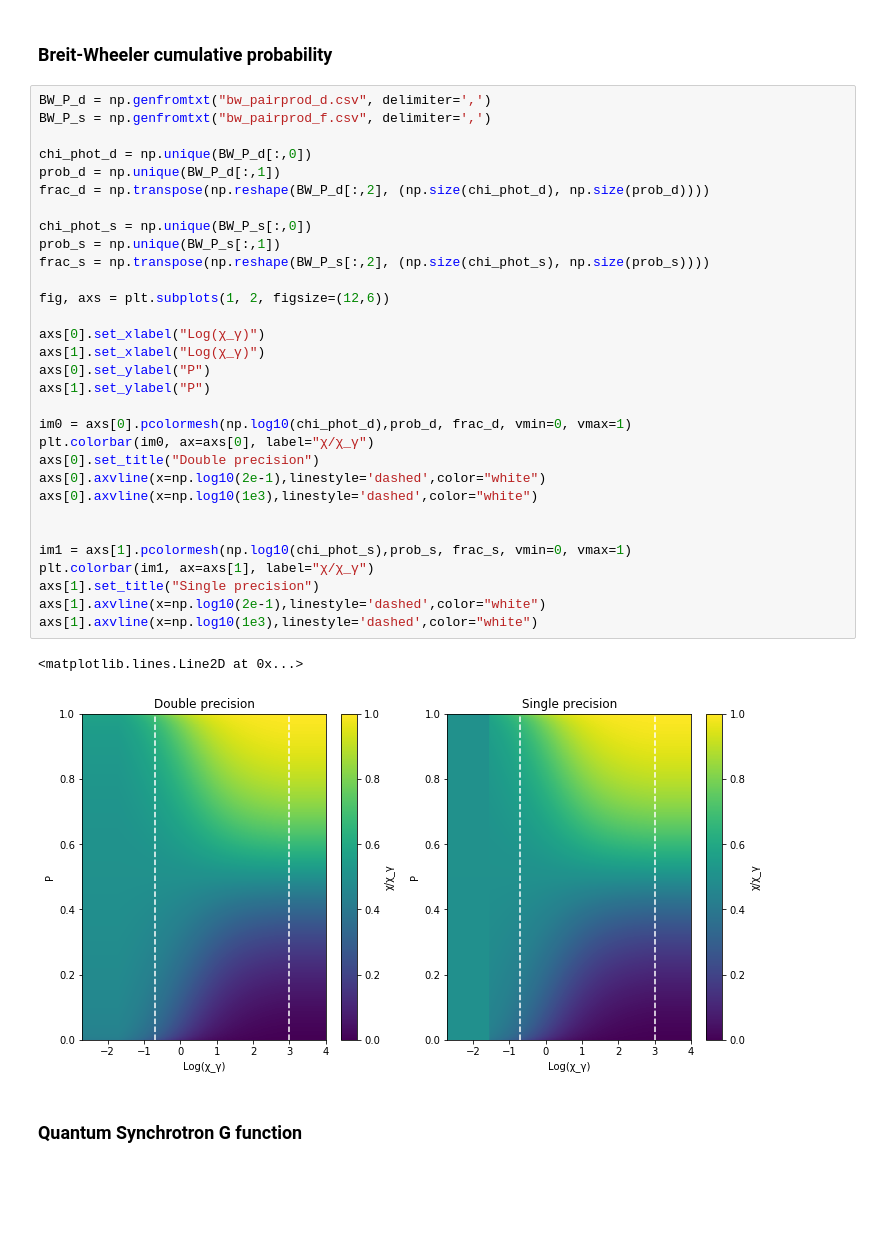
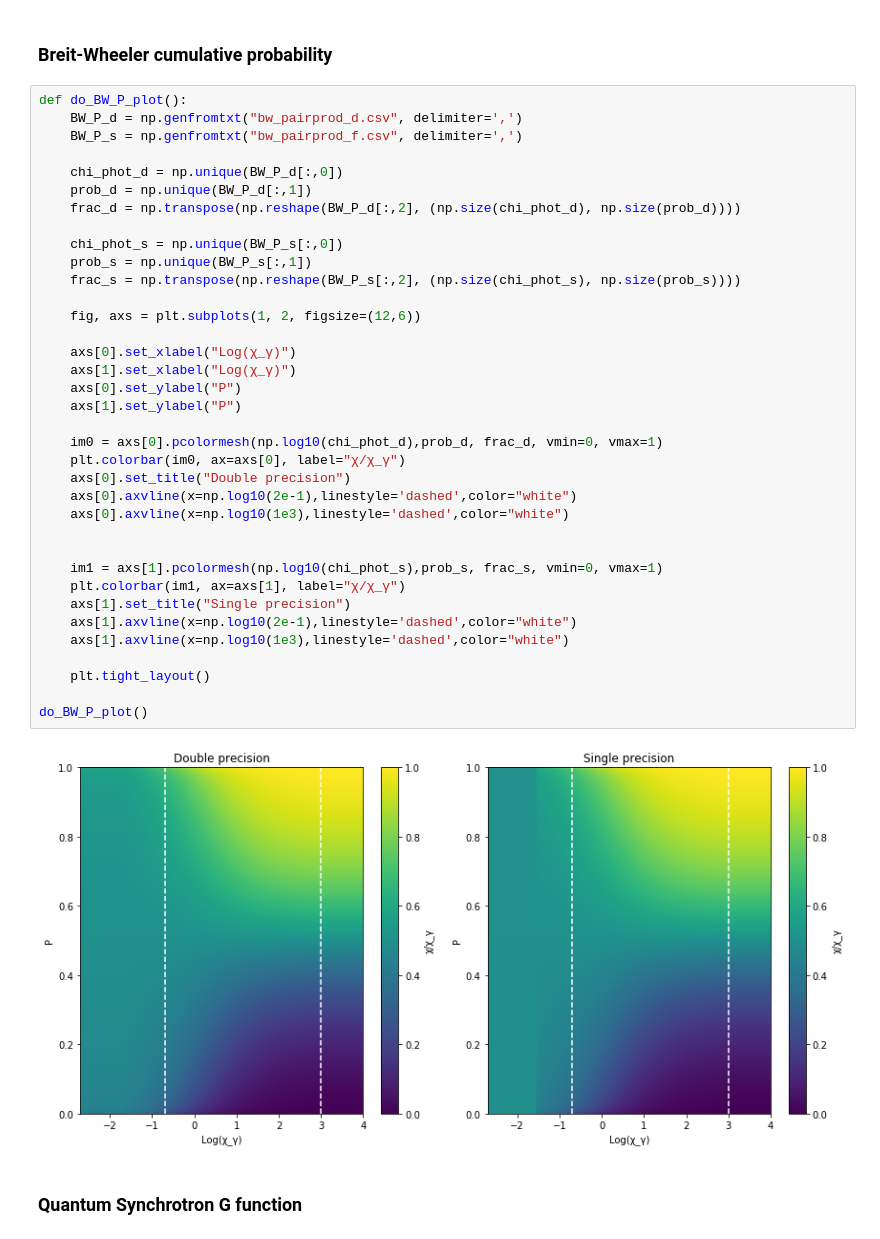
Before and after one commit to ECP-WarpX/picsar, a Jupyter notebook: src/multi_physics/QED_table_generator/table_inspector.ipynb, the cells around one changed output. Cells and saved outputs as stored; diff of their text form; blank space fills up the shorter version.

```diff
--- a/src/multi_physics/QED_table_generator/table_inspector.ipynb
+++ b/src/multi_physics/QED_table_generator/table_inspector.ipynb
@@ -51,39 +54,43 @@ plt.tight_layout()
 # %% [markdown]
 ### Breit-Wheeler cumulative probability
 # %%
-BW_P_d = np.genfromtxt("bw_pairprod_d.csv", delimiter=',')
-BW_P_s = np.genfromtxt("bw_pairprod_f.csv", delimiter=',')
+def do_BW_P_plot():
+    BW_P_d = np.genfromtxt("bw_pairprod_d.csv", delimiter=',')
+    BW_P_s = np.genfromtxt("bw_pairprod_f.csv", delimiter=',')
 
-chi_phot_d = np.unique(BW_P_d[:,0])
-prob_d = np.unique(BW_P_d[:,1])
-frac_d = np.transpose(np.reshape(BW_P_d[:,2], (np.size(chi_phot_d), np.size(prob_d))))
+    chi_phot_d = np.unique(BW_P_d[:,0])
+    prob_d = np.unique(BW_P_d[:,1])
+    frac_d = np.transpose(np.reshape(BW_P_d[:,2], (np.size(chi_phot_d), np.size(prob_d))))
 
-chi_phot_s = np.unique(BW_P_s[:,0])
-prob_s = np.unique(BW_P_s[:,1])
-frac_s = np.transpose(np.reshape(BW_P_s[:,2], (np.size(chi_phot_s), np.size(prob_s))))
+    chi_phot_s = np.unique(BW_P_s[:,0])
+    prob_s = np.unique(BW_P_s[:,1])
+    frac_s = np.transpose(np.reshape(BW_P_s[:,2], (np.size(chi_phot_s), np.size(prob_s))))
 
-fig, axs = plt.subplots(1, 2, figsize=(12,6))
+    fig, axs = plt.subplots(1, 2, figsize=(12,6))
 
-axs[0].set_xlabel("Log(χ_γ)")
-axs[1].set_xlabel("Log(χ_γ)")
-axs[0].set_ylabel("P")
-axs[1].set_ylabel("P")
+    axs[0].set_xlabel("Log(χ_γ)")
+    axs[1].set_xlabel("Log(χ_γ)")
+    axs[0].set_ylabel("P")
+    axs[1].set_ylabel("P")
 
-im0 = axs[0].pcolormesh(np.log10(chi_phot_d),prob_d, frac_d, vmin=0, vmax=1)
-plt.colorbar(im0, ax=axs[0], label="χ/χ_γ")
-axs[0].set_title("Double precision")
-axs[0].axvline(x=np.log10(2e-1),linestyle='dashed',color="white")
-axs[0].axvline(x=np.log10(1e3),linestyle='dashed',color="white")
+    im0 = axs[0].pcolormesh(np.log10(chi_phot_d),prob_d, frac_d, vmin=0, vmax=1)
+    plt.colorbar(im0, ax=axs[0], label="χ/χ_γ")
+    axs[0].set_title("Double precision")
+    axs[0].axvline(x=np.log10(2e-1),linestyle='dashed',color="white")
+    axs[0].axvline(x=np.log10(1e3),linestyle='dashed',color="white")
 
 
-im1 = axs[1].pcolormesh(np.log10(chi_phot_s),prob_s, frac_s, vmin=0, vmax=1)
-plt.colorbar(im1, ax=axs[1], label="χ/χ_γ")
-axs[1].set_title("Single precision")
-axs[1].axvline(x=np.log10(2e-1),linestyle='dashed',color="white")
-axs[1].axvline(x=np.log10(1e3),linestyle='dashed',color="white")
+    im1 = axs[1].pcolormesh(np.log10(chi_phot_s),prob_s, frac_s, vmin=0, vmax=1)
+    plt.colorbar(im1, ax=axs[1], label="χ/χ_γ")
+    axs[1].set_title("Single precision")
+    axs[1].axvline(x=np.log10(2e-1),linestyle='dashed',color="white")
+    axs[1].axvline(x=np.log10(1e3),linestyle='dashed',color="white")
+
+    plt.tight_layout()
+
+do_BW_P_plot()
 # %% [output]
-<matplotlib.lines.Line2D at 0x...>
-[figure, old version]
+[figure, new version]
 # %% [markdown]
 ### Quantum Synchrotron G function
 # %%
```
Also changed, not shown: parts of 3 cells of this notebook, 2 other files.
